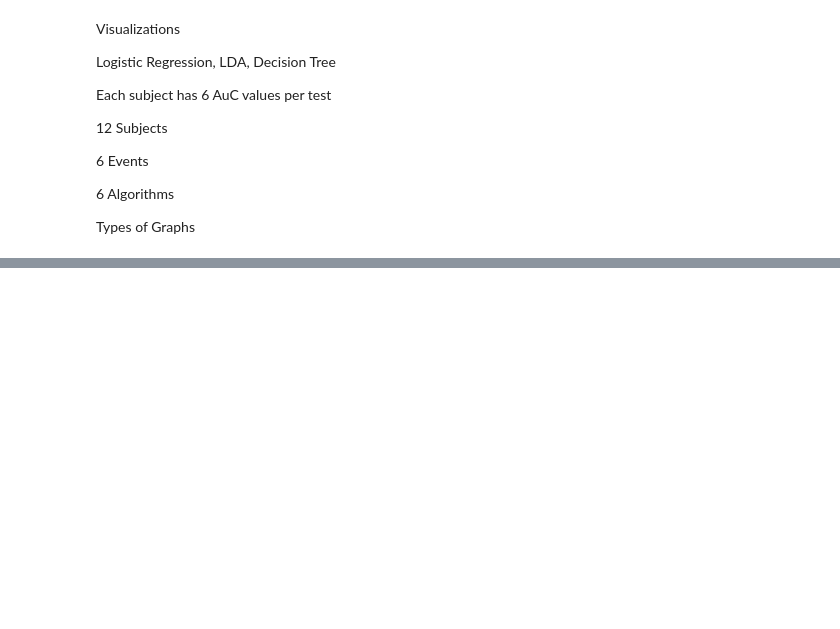
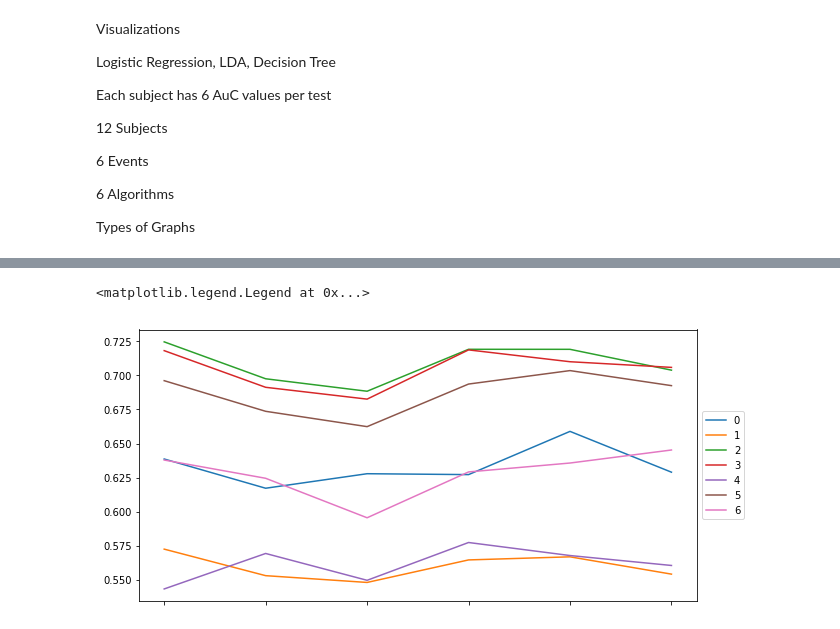
Before and after one commit to minavukovic/COGS189Project, a Jupyter notebook: Visualizations.ipynb, the cells around one changed output, grey strips where cells are left out. Drawn from its saved outputs; the diff is of its cells as text; code cells hidden in the pictures; blank space fills up the shorter version.

```diff
--- a/Visualizations.ipynb
+++ b/Visualizations.ipynb
@@ -167,3 +183,15 @@ df_decision
+# %%
+df_decision
+df_decision = pd.DataFrame(means, columns =['HandStart','FirstDigitTouch','BothStartLoadPhase','LiftOff','Replace','BothReleased'])
+#df_all_means['Classifier'] = classifiers
+#df_all_means.plot()
+#df_all_means.plot(['Event1','Event2','Event3','Event4','Event5','Event6'],'Classifier',kind = 'line')
+df_decision_T = df_decision.T
+df_decision_T.plot(figsize=(10,5))
+plt.legend(loc='center left', bbox_to_anchor=(1.0, 0.5))
+# %% [output]
+<matplotlib.legend.Legend at 0x...>
+[figure, added]
 # %%
 df_k
 # %% [output]
```
Also changed, not shown: parts of 6 cells of this notebook.
